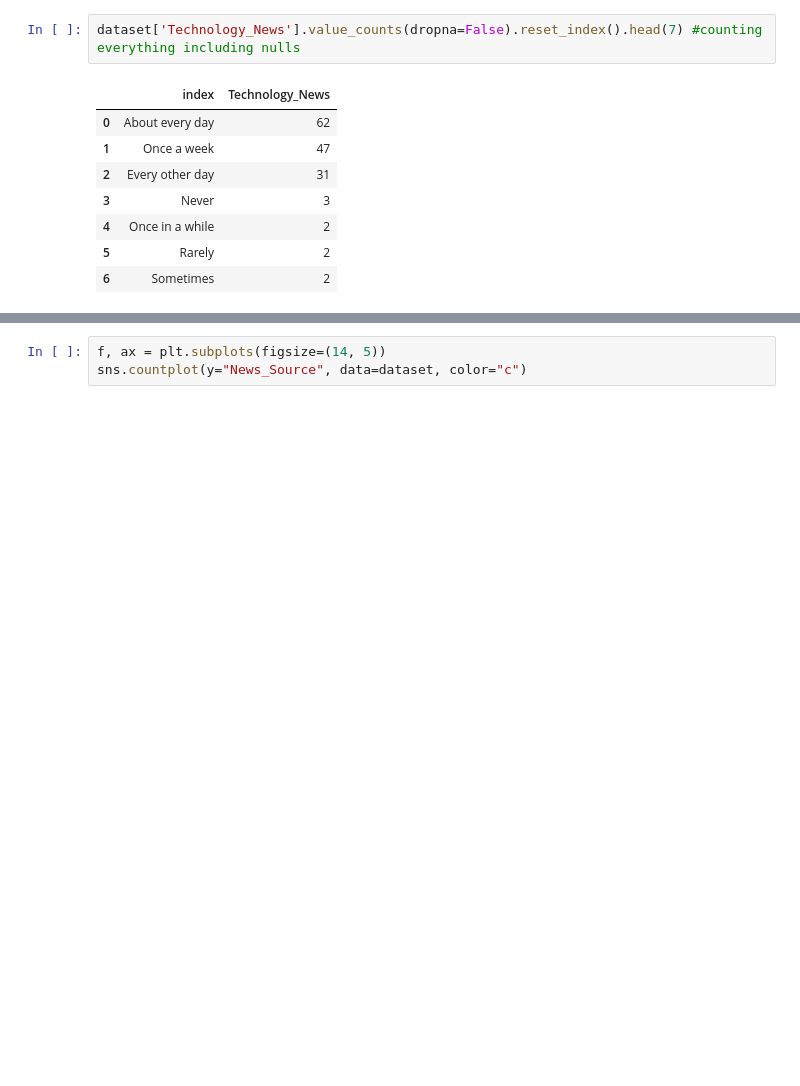
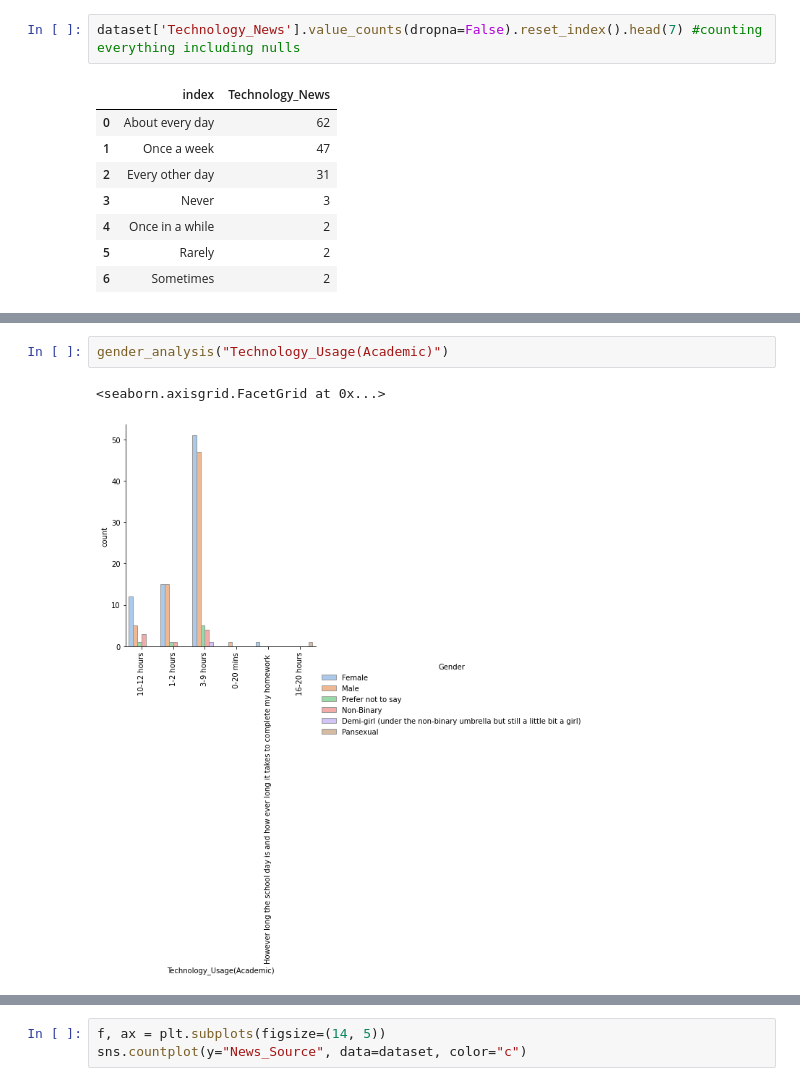
Before and after one commit to dougymenns/data_cleaning, a Jupyter notebook: Impact of Internet On Students/eda.ipynb, the cells around one changed output, grey strips where cells are left out. Saved outputs shown, nothing was run; the diff lists cells and outputs as text; blank space fills up the shorter version.

```diff
--- a/Impact of Internet On Students/eda.ipynb
+++ b/Impact of Internet On Students/eda.ipynb
@@ -448,0 +543,5 @@ sns.histplot(dataset['News_Source'])
+# %%
+gender_analysis("Technology_Usage(Academic)")
+# %% [output]
+<seaborn.axisgrid.FacetGrid at 0x...>
+[figure, added]
```
Also changed, not shown: parts of 30 cells of this notebook.
